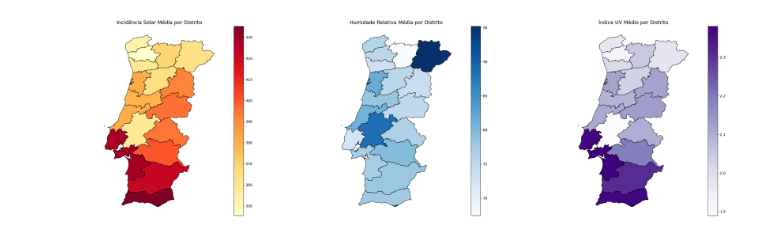
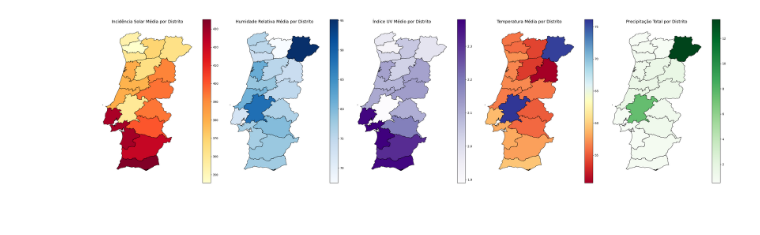
Before and after one commit to leonorsr/E-Redes, a Jupyter notebook: Clima.ipynb, the cells around one changed output. Cells and saved outputs as stored; diff of their text form; code cells hidden in the pictures.

```diff
--- a/Clima.ipynb
+++ b/Clima.ipynb
@@ -10,7 +10,7 @@ import time
 USERNAME = "leonorsramos"
 VISUAL_CROSSING_API_KEY = "JTDSE99F7D9SYSJW2YFQ5EDLG"
 
-# Função para obter dados climáticos de radiação solar, humidade relativa e UV Index
+# Função para obter dados climáticos de radiação solar, humidade relativa, UV Index, temperatura e precipitação
 def get_weather_data(district):
     URL_WEATHER = f"https://weather.visualcrossing.com/VisualCrossingWebServices/rest/services/timeline/{district}?key={VISUAL_CROSSING_API_KEY}"
     response = requests.get(URL_WEATHER)
@@ -22,6 +22,8 @@ def get_weather_data(district):
             solar_radiation_values = []
             humidity_values = []
             uv_index_values = []
+            temperature_values = []
+            precipitation_values = []
 
             for day in data["days"]:
                 for hour in day["hours"]:
@@ -31,16 +33,22 @@ def get_weather_data(district):
                         humidity_values.append(hour["humidity"])
                     if hour.get("uvindex") is not None and isinstance(hour["uvindex"], (int, float)):
                         uv_index_values.append(hour["uvindex"])
+                    if hour.get("temp") is not None and isinstance(hour["temp"], (int, float)):
+                        temperature_values.append(hour["temp"])
+                    if hour.get("precip") is not None and isinstance(hour["precip"], (int, float)):
+                        precipitation_values.append(hour["precip"])
 
             avg_solar_radiation = round(sum(solar_radiation_values) / len(solar_radiation_values), 2) if solar_radiation_values else "N/A"
             avg_humidity = round(sum(humidity_values) / len(humidity_values), 2) if humidity_values else "N/A"
             avg_uv_index = round(sum(uv_index_values) / len(uv_index_values), 2) if uv_index_values else "N/A"
+            avg_temperature = round(sum(temperature_values) / len(temperature_values), 2) if temperature_values else "N/A"
+            total_precipitation = round(sum(precipitation_values), 2) if precipitation_values else "N/A"
 
-            return avg_solar_radiation, avg_humidity, avg_uv_index
+            return avg_solar_radiation, avg_humidity, avg_uv_index, avg_temperature, total_precipitation
         else:
-            return "N/A", "N/A", "N/A"
+            return "N/A", "N/A", "N/A", "N/A", "N/A"
     else:
-        return "N/A", "N/A", "N/A"
+        return "N/A", "N/A", "N/A", "N/A", "N/A"
 
 # Carregar dados dos distritos
 dados = pd.read_csv('./data/e-redes_autoconsumo.csv', sep=';')
@@ -51,18 +59,26 @@ climate_data = {}
 
 # Obter dados para todos os distritos
 for district in districts:
-    avg_solar_radiation, avg_humidity, avg_uv_index = get_weather_data(district)
+    avg_solar_radiation, avg_humidity, avg_uv_index, avg_temperature, total_precipitation = get_weather_data(district)
     climate_data[district] = {
         "Radiação Solar Média (W/m²)": avg_solar_radiation,
         "Humidade Relativa Média (%)": avg_humidity,
-        "Índice UV Médio": avg_uv_index
+        "Índice UV Médio": avg_uv_index,
+        "Temperatura Média (°C)": avg_temperature,
+        "Precipitação Total (mm)": total_precipitation
     }
     time.sleep(1)  # Pausa para evitar bloqueio da API
 
 # Calcular média para Beja se necessário
 if "Beja" in districts and "N/A" in climate_data["Beja"].values():
     distritos_ref = ["Faro", "Setúbal", "Évora"]
-    valores_validos = {"Radiação Solar Média (W/m²)": [], "Humidade Relativa Média (%)": [], "Índice UV Médio": []}
+    valores_validos = {
+        "Radiação Solar Média (W/m²)": [],
+        "Humidade Relativa Média (%)": [],
+        "Índice UV Médio": [],
+        "Temperatura Média (°C)": [],
+        "Precipitação Total (mm)": []
+    }
 
     for ref in distritos_ref:
         if ref in climate_data:
@@ -83,6 +99,8 @@ df.rename(columns={'index': 'Distrito'}, inplace=True)
 df["Radiação Solar Média (W/m²)"] = pd.to_numeric(df["Radiação Solar Média (W/m²)"], errors='coerce')
 df["Humidade Relativa Média (%)"] = pd.to_numeric(df["Humidade Relativa Média (%)"], errors='coerce')
 df["Índice UV Médio"] = pd.to_numeric(df["Índice UV Médio"], errors='coerce')
+df["Temperatura Média (°C)"] = pd.to_numeric(df["Temperatura Média (°C)"], errors='coerce')
+df["Precipitação Total (mm)"] = pd.to_numeric(df["Precipitação Total (mm)"], errors='coerce')
 
 # Salvar os dados
 df.to_csv("dados_climaticos_distritos.csv", index=False, sep=';')
@@ -92,36 +110,42 @@ mapa_pt = gpd.read_file('./pt.json')
 if 'NAME_1' in mapa_pt.columns:
     mapa_pt = mapa_pt.rename(columns={'NAME_1': 'Distrito'})
 
-# Criar a figura com três subgráficos lado a lado
-fig, axes = plt.subplots(1, 3, figsize=(30, 8))
+# Criar a figura com cinco subgráficos lado a lado
+fig, axes = plt.subplots(1, 5, figsize=(30, 8))
 
 # Configuração de cores
 cmap_solar = mpl.cm.YlOrRd
 cmap_humidity = mpl.cm.Blues
 cmap_uv = mpl.cm.Purples
+cmap_temperature = mpl.cm.RdYlBu
+cmap_precipitation = mpl.cm.Greens
 
 # Normalizar valores
 norm_solar = mpl.colors.Normalize(vmin=df["Radiação Solar Média (W/m²)"].min(), vmax=df["Radiação Solar Média (W/m²)"].max())
 norm_humidity = mpl.colors.Normalize(vmin=df["Humidade Relativa Média (%)"].min(), vmax=df["Humidade Relativa Média (%)"].max())
 norm_uv = mpl.colors.Normalize(vmin=df["Índice UV Médio"].min(), vmax=df["Índice UV Médio"].max())
+norm_temperature = mpl.colors.Normalize(vmin=df["Temperatura Média (°C)"].min(), vmax=df["Temperatura Média (°C)"].max())
+norm_precipitation = mpl.colors.Normalize(vmin=df["Precipitação Total (mm)"].min(), vmax=df["Precipitação Total (mm)"].max())
 
 # Função para plotar mapas
 def plot_map(ax, data_column, title, cmap, norm):
     mapa_data = mapa_pt.merge(df, on='Distrito', how='left')
     mapa_data.plot(column=data_column, cmap=cmap, linewidth=0.8, edgecolor='black', legend=True, ax=ax, norm=norm)
     ax.set_title(title, fontsize=14)
     ax.set_axis_off()
 
 # Gerar os mapas
 plot_map(axes[0], "Radiação Solar Média (W/m²)", "Incidência Solar Média por Distrito", cmap_solar, norm_solar)
 plot_map(axes[1], "Humidade Relativa Média (%)", "Humidade Relativa Média por Distrito", cmap_humidity, norm_humidity)
 plot_map(axes[2], "Índice UV Médio", "Índice UV Médio por Distrito", cmap_uv, norm_uv)
+plot_map(axes[3], "Temperatura Média (°C)", "Temperatura Média por Distrito", cmap_temperature, norm_temperature)
+plot_map(axes[4], "Precipitação Total (mm)", "Precipitação Total por Distrito", cmap_precipitation, norm_precipitation)
 
 # Ajustar layout
 plt.tight_layout()
 plt.show()
 # %% [output]
-[figure, old version]
+[figure, new version]
 # %%
 import pandas as pd
 import seaborn as sns
```
Also changed, not shown: parts of 1 cell of this notebook, 1 other file.
